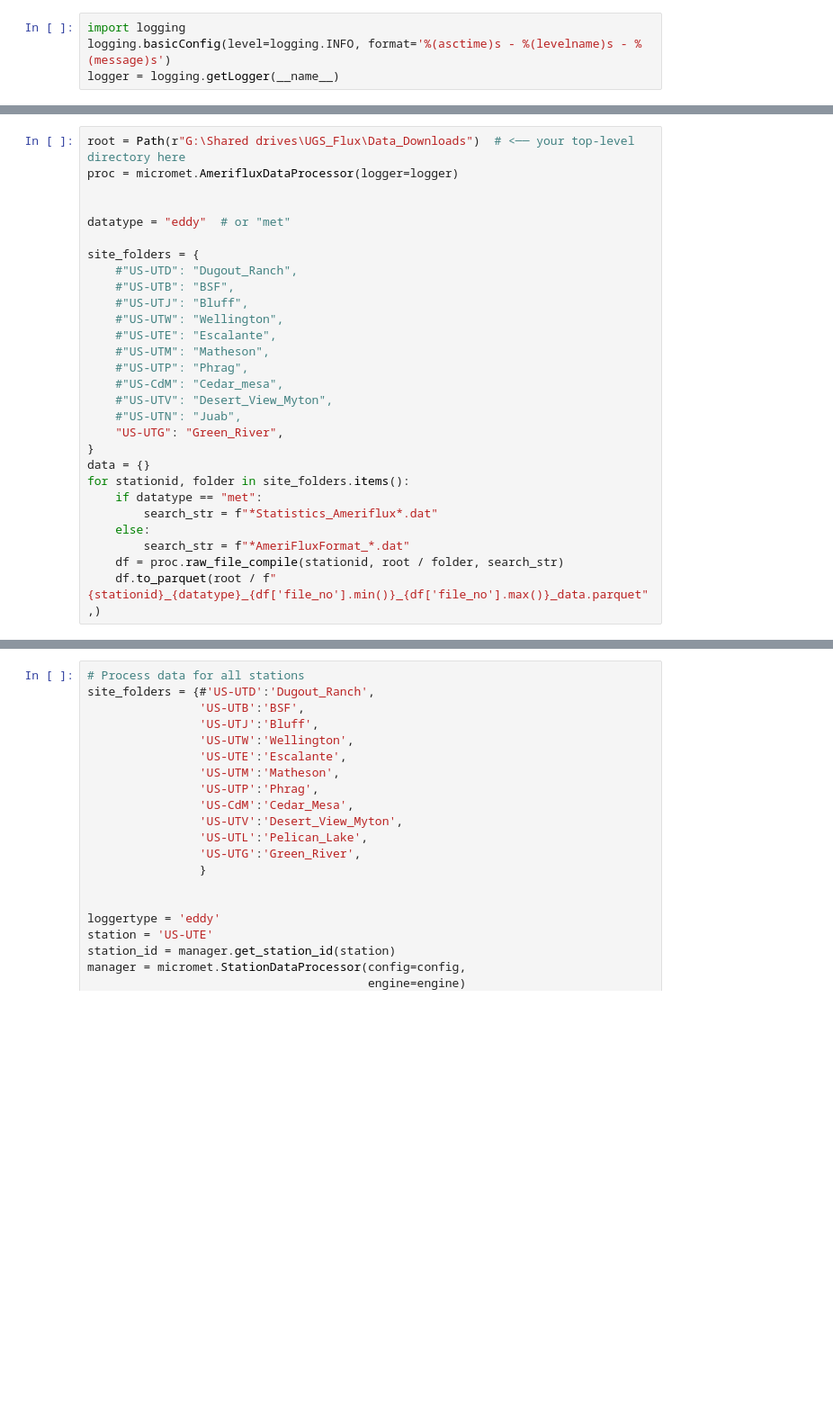
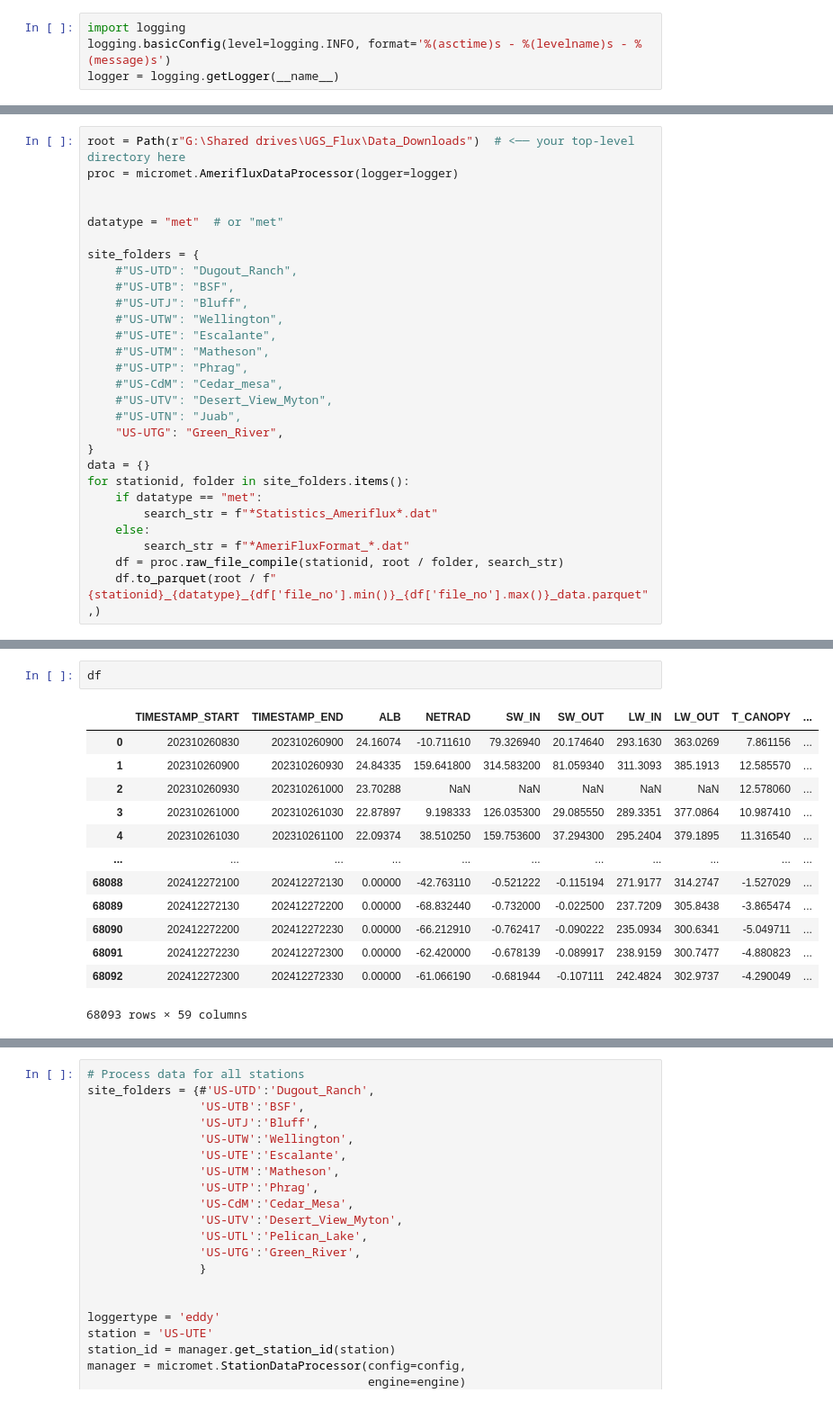
Before and after one commit to inkenbrandt/MicroMet, a Jupyter notebook: docs/notebooks/fix_headers.ipynb, the cells around one changed output, grey strips where cells are left out. Shown: that part at 90% size. Saved outputs shown, nothing was run; the diff lists cells and outputs as text; blank space fills up the shorter version.

```diff
--- a/docs/notebooks/fix_headers.ipynb
+++ b/docs/notebooks/fix_headers.ipynb
@@ -40,7 +40,7 @@ root = Path(r"G:\Shared drives\UGS_Flux\Data_Downloads")  # <── your top-lev
 proc = micromet.AmerifluxDataProcessor(logger=logger)
 
 
-datatype = "eddy"  # or "met"
+datatype = "met"  # or "met"
 
 site_folders = {
     #"US-UTD": "Dugout_Ranch",
@@ -90 +103,17 @@ G:\Shared drives\UGS_Flux\Data_Downloads\US-UTG_eddy_0_7_data.parquet
+# %%
+df
+# %% [output]
+|  | TIMESTAMP_START | TIMESTAMP_END | ALB | NETRAD | SW_IN | SW_OUT | LW_IN | LW_OUT | T_CANOPY | ... |
+| 0 | 202310260830 | 202310260900 | 24.16074 | -10.711610 | 79.326940 | 20.174640 | 293.1630 | 363.0269 | 7.861156 | ... |
+| 1 | 202310260900 | 202310260930 | 24.84335 | 159.641800 | 314.583200 | 81.059340 | 311.3093 | 385.1913 | 12.585570 | ... |
+| 2 | 202310260930 | 202310261000 | 23.70288 | NaN | NaN | NaN | NaN | NaN | 12.578060 | ... |
+| 3 | 202310261000 | 202310261030 | 22.87897 | 9.198333 | 126.035300 | 29.085550 | 289.3351 | 377.0864 | 10.987410 | ... |
+| 4 | 202310261030 | 202310261100 | 22.09374 | 38.510250 | 159.753600 | 37.294300 | 295.2404 | 379.1895 | 11.316540 | ... |
+| ... | ... | ... | ... | ... | ... | ... | ... | ... | ... | ... |
+| 68088 | 202412272100 | 202412272130 | 0.00000 | -42.763110 | -0.521222 | -0.115194 | 271.9177 | 314.2747 | -1.527029 | ... |
+| 68089 | 202412272130 | 202412272200 | 0.00000 | -68.832440 | -0.732000 | -0.022500 | 237.7209 | 305.8438 | -3.865474 | ... |
+| 68090 | 202412272200 | 202412272230 | 0.00000 | -66.212910 | -0.762417 | -0.090222 | 235.0934 | 300.6341 | -5.049711 | ... |
+| 68091 | 202412272230 | 202412272300 | 0.00000 | -62.420000 | -0.678139 | -0.089917 | 238.9159 | 300.7477 | -4.880823 | ... |
+| 68092 | 202412272300 | 202412272330 | 0.00000 | -61.066190 | -0.681944 | -0.107111 | 242.4824 | 302.9737 | -4.290049 | ... |
+68093 rows × 59 columns
 # %%
```
Also changed, not shown: parts of 4 cells of this notebook, 3 other files.
